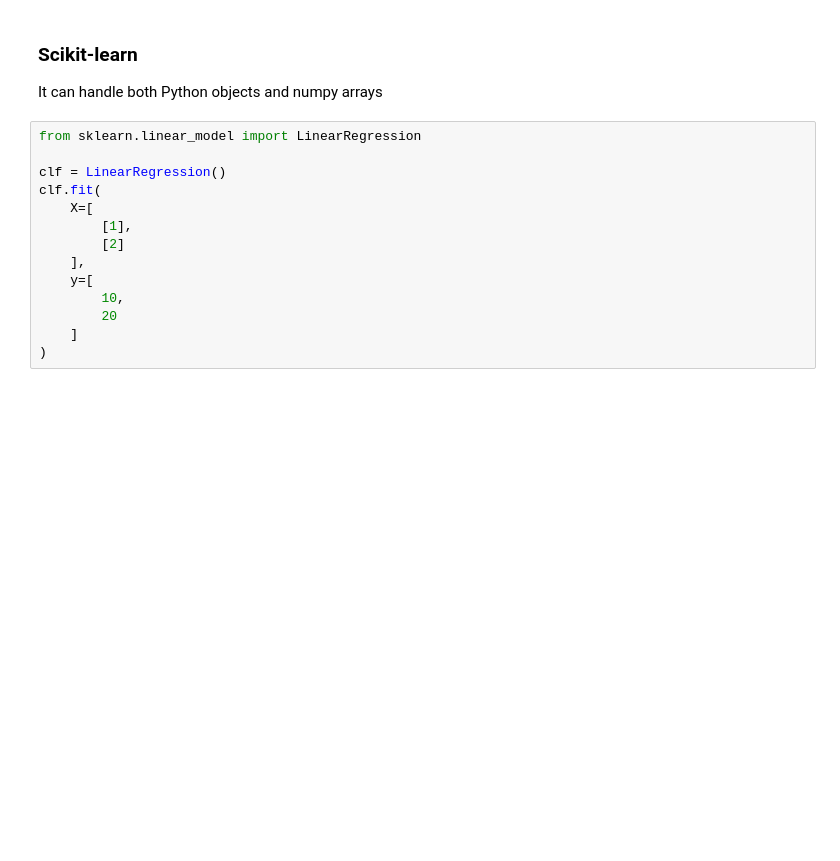
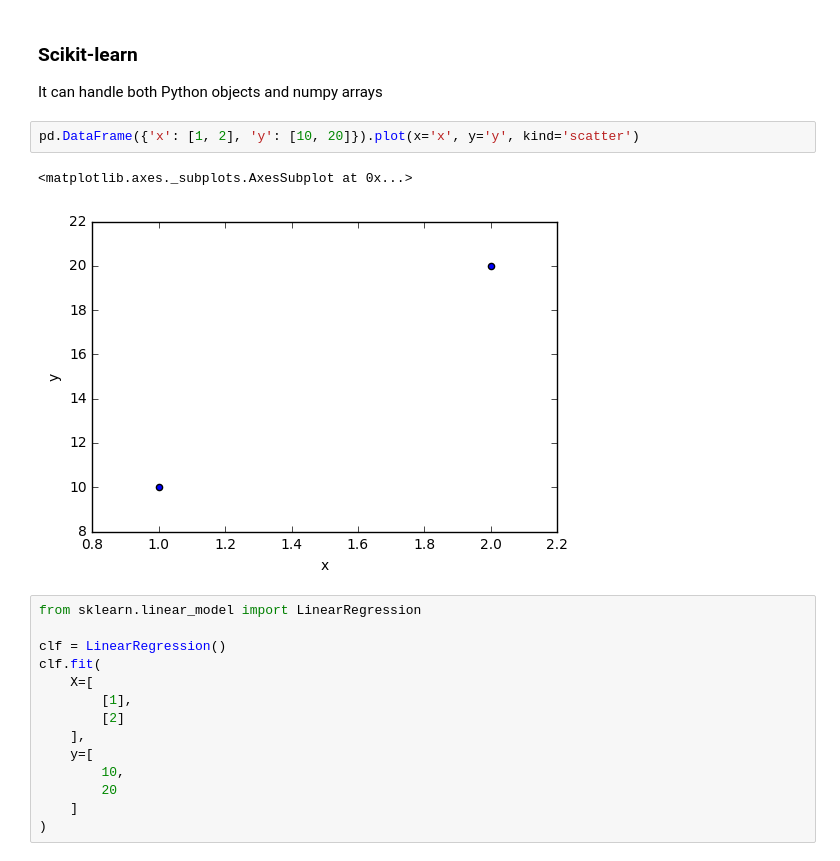
Before and after one commit to Nozdi/first-steps-with-pandas-workshop, a Jupyter notebook: first-steps-with-pandas-with-solutions.ipynb, the cells around one changed output. Cells and saved outputs as stored; diff of their text form; blank space fills up the shorter version.

```diff
--- a/first-steps-with-pandas-with-solutions.ipynb
+++ b/first-steps-with-pandas-with-solutions.ipynb
@@ -1625,6 +1634,11 @@ heroes_with_missing.fillna(heroes_with_missing.median())
 ### Scikit-learn
 
 It can handle both Python objects and numpy arrays
+# %%
+pd.DataFrame({'x': [1, 2], 'y': [10, 20]}).plot(x='x', y='y', kind='scatter')
+# %% [output]
+<matplotlib.axes._subplots.AxesSubplot at 0x...>
+[figure, added]
 # %%
 from sklearn.linear_model import LinearRegression
 
```
Also changed, not shown: parts of 13 cells of this notebook, 1 other file.
